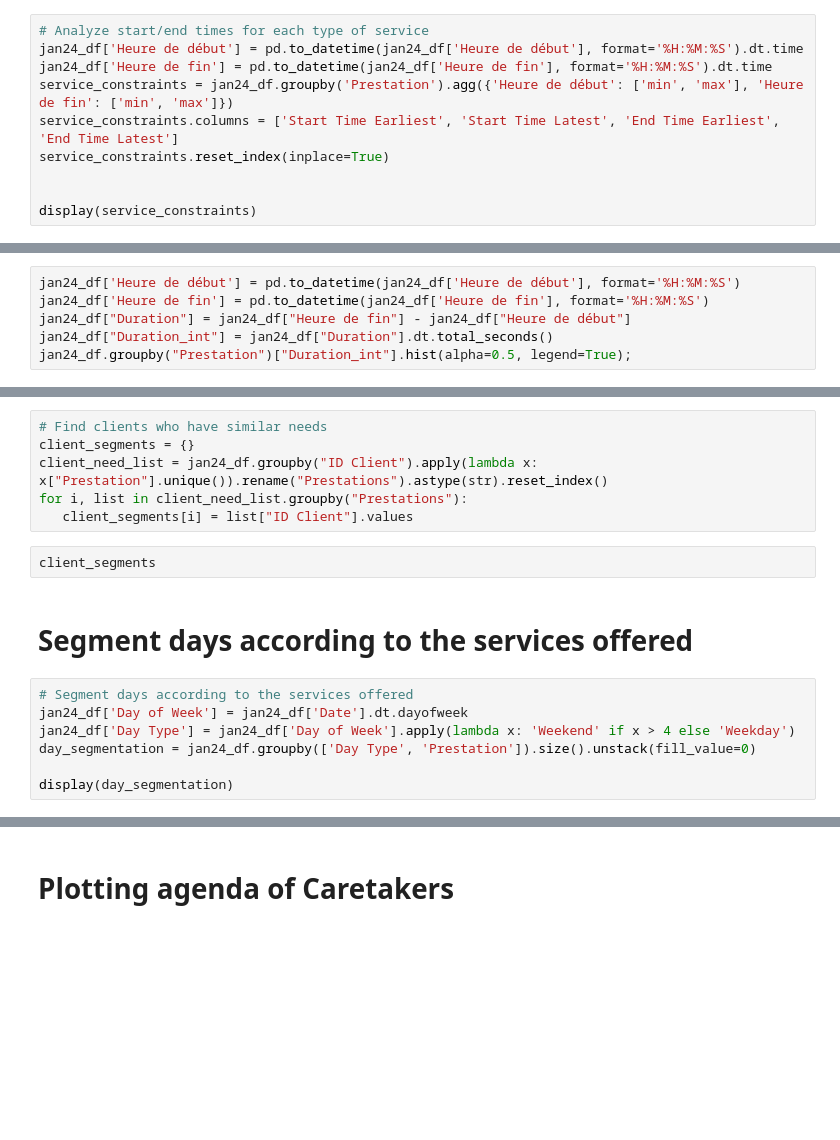
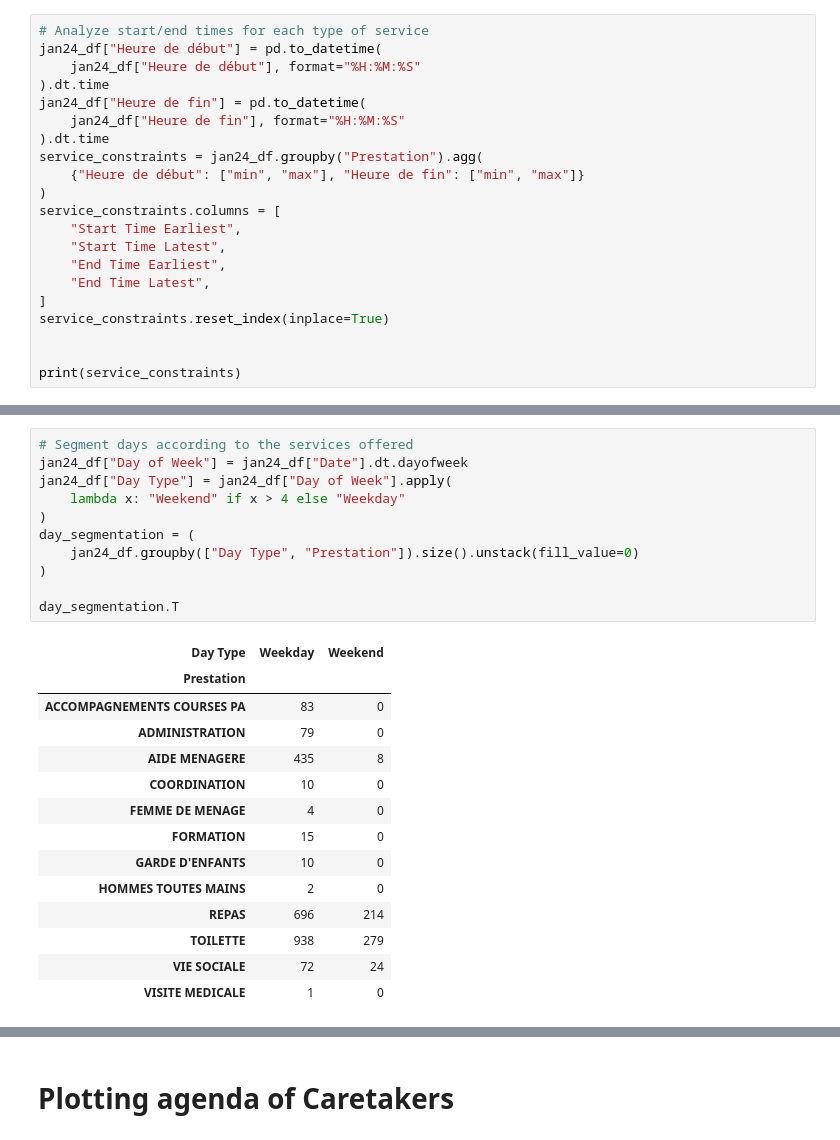
Before and after one commit to stlbnmaria/care-agenda-optimisation, a Jupyter notebook: notebooks/prototyping.ipynb, the cells around one changed output, grey strips where cells are left out. Saved outputs shown, nothing was run; the diff lists cells and outputs as text; blank space fills up the shorter version.

```diff
--- a/notebooks/prototyping.ipynb
+++ b/notebooks/prototyping.ipynb
@@ -17,10 +51,21 @@ intervenants_df = pd.read_excel(excel_data, sheet_name='intervenants')
 # %%
 # Analyze start/end times for each type of service
-jan24_df['Heure de début'] = pd.to_datetime(jan24_df['Heure de début'], format='%H:%M:%S').dt.time
-jan24_df['Heure de fin'] = pd.to_datetime(jan24_df['Heure de fin'], format='%H:%M:%S').dt.time
-service_constraints = jan24_df.groupby('Prestation').agg({'Heure de début': ['min', 'max'], 'Heure de fin': ['min', 'max']})
-service_constraints.columns = ['Start Time Earliest', 'Start Time Latest', 'End Time Earliest', 'End Time Latest']
+jan24_df["Heure de début"] = pd.to_datetime(
+    jan24_df["Heure de début"], format="%H:%M:%S"
+).dt.time
+jan24_df["Heure de fin"] = pd.to_datetime(
+    jan24_df["Heure de fin"], format="%H:%M:%S"
+).dt.time
+service_constraints = jan24_df.groupby("Prestation").agg(
+    {"Heure de début": ["min", "max"], "Heure de fin": ["min", "max"]}
+)
+service_constraints.columns = [
+    "Start Time Earliest",
+    "Start Time Latest",
+    "End Time Earliest",
+    "End Time Latest",
+]
 service_constraints.reset_index(inplace=True)
 
 
-display(service_constraints)
+print(service_constraints)
@@ -27,6 +89,0 @@ display(service_constraints)
-# %%
-jan24_df['Heure de début'] = pd.to_datetime(jan24_df['Heure de début'], format='%H:%M:%S')
-jan24_df['Heure de fin'] = pd.to_datetime(jan24_df['Heure de fin'], format='%H:%M:%S')
-jan24_df["Duration"] = jan24_df["Heure de fin"] - jan24_df["Heure de début"]
-jan24_df["Duration_int"] = jan24_df["Duration"].dt.total_seconds()
-jan24_df.groupby("Prestation")["Duration_int"].hist(alpha=0.5, legend=True);
@@ -61,17 +120,26 @@ display(client_needs)
-# %%
-# Find clients who have similar needs
-client_segments = {}
-client_need_list = jan24_df.groupby("ID Client").apply(lambda x: x["Prestation"].unique()).rename("Prestations").astype(str).reset_index()
-for i, list in client_need_list.groupby("Prestations"):
-   client_segments[i] = list["ID Client"].values
-# %%
-client_segments
-# %% [markdown]
-# Segment days according to the services offered
 # %%
 # Segment days according to the services offered
-jan24_df['Day of Week'] = jan24_df['Date'].dt.dayofweek
-jan24_df['Day Type'] = jan24_df['Day of Week'].apply(lambda x: 'Weekend' if x > 4 else 'Weekday')
-day_segmentation = jan24_df.groupby(['Day Type', 'Prestation']).size().unstack(fill_value=0)
+jan24_df["Day of Week"] = jan24_df["Date"].dt.dayofweek
+jan24_df["Day Type"] = jan24_df["Day of Week"].apply(
+    lambda x: "Weekend" if x > 4 else "Weekday"
+)
+day_segmentation = (
+    jan24_df.groupby(["Day Type", "Prestation"]).size().unstack(fill_value=0)
+)
 
-display(day_segmentation)
+day_segmentation.T
+# %% [output]
+| Day Type | Weekday | Weekend |
+| Prestation |  |  |
+| ACCOMPAGNEMENTS COURSES PA | 83 | 0 |
+| ADMINISTRATION | 79 | 0 |
+| AIDE MENAGERE | 435 | 8 |
+| COORDINATION | 10 | 0 |
+| FEMME DE MENAGE | 4 | 0 |
+| FORMATION | 15 | 0 |
+| GARDE D'ENFANTS | 10 | 0 |
+| HOMMES TOUTES MAINS | 2 | 0 |
+| REPAS | 696 | 214 |
+| TOILETTE | 938 | 279 |
+| VIE SOCIALE | 72 | 24 |
+| VISITE MEDICALE | 1 | 0 |
```
Also changed, not shown: parts of 29 cells of this notebook.
